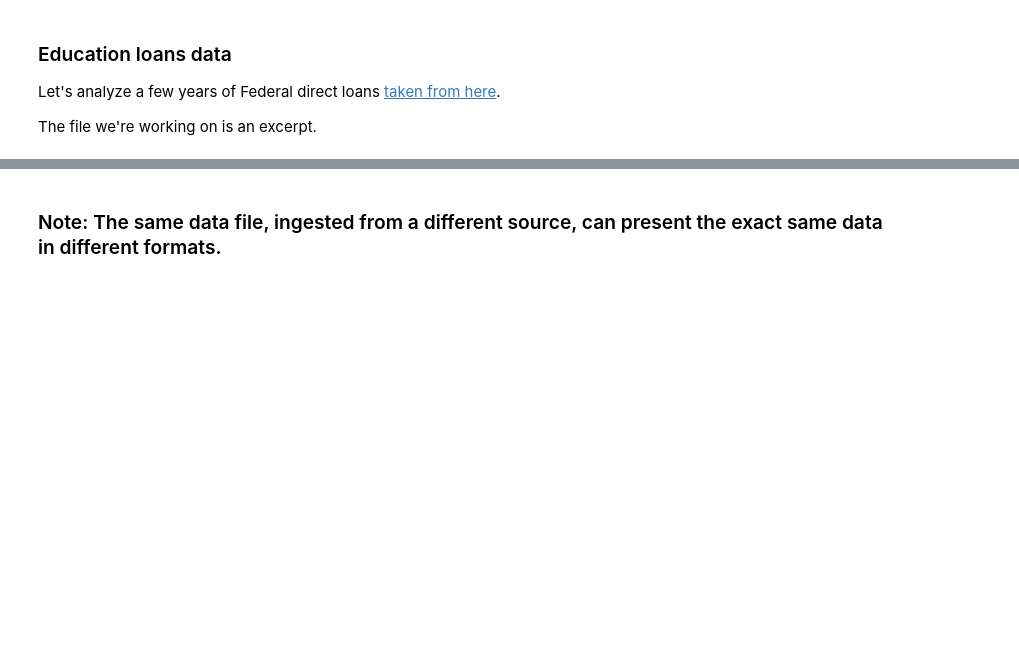
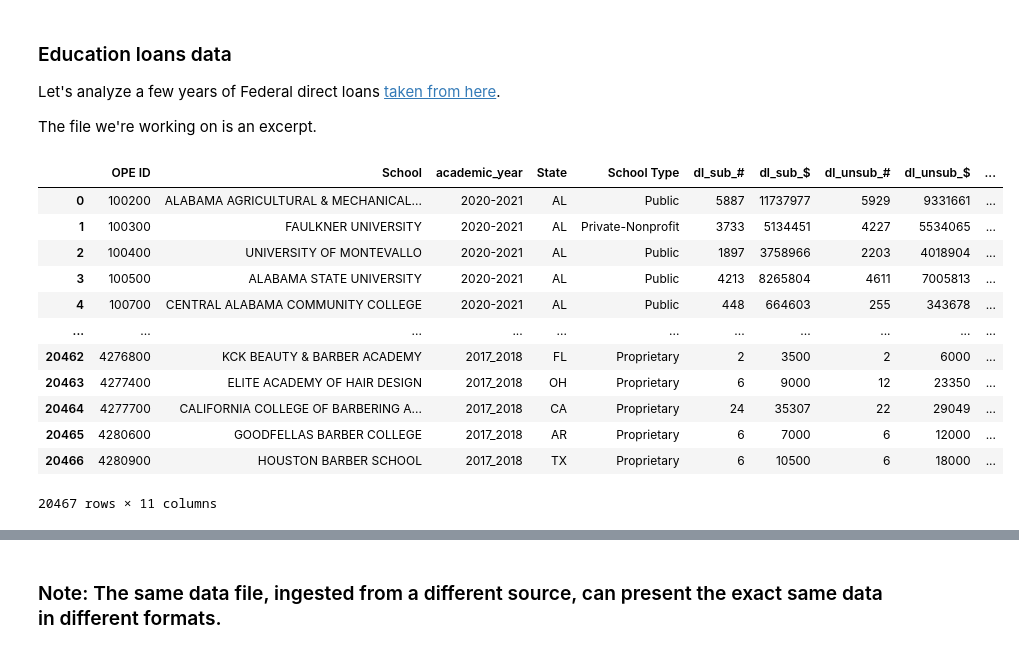
Before and after one commit to gbsmail/2023-data-spring, a Jupyter notebook: demos/wk05-foundational-analsysis-BLANK.ipynb, the cells around one changed output, grey strips where cells are left out. Saved outputs shown, nothing was run; the diff lists cells and outputs as text; code cells hidden in the pictures; blank space fills up the shorter version.

Commit message:
addedwk7hw

```diff
--- a/demos/wk05-foundational-analsysis-BLANK.ipynb
+++ b/demos/wk05-foundational-analsysis-BLANK.ipynb
@@ -20,4 +20,24 @@ files.upload()
+# %%
+# WE ADDED THIS LATER: HOW TO GET THE WHOLE DOCUMENT TO ROUND
+## run the display code here
+pd.options.display.float_format = '{:,.0f}'.format
 # %%
 ## read data
+df = pd.read_csv("student_loans.csv")
+df
+# %% [output]
+|  | OPE ID | School | academic_year | State | School Type | dl_sub_# | dl_sub_$ | dl_unsub_# | dl_unsub_$ | ... |
+| 0 | 100200 | ALABAMA AGRICULTURAL & MECHANICAL... | 2020-2021 | AL | Public | 5887 | 11737977 | 5929 | 9331661 | ... |
+| 1 | 100300 | FAULKNER UNIVERSITY | 2020-2021 | AL | Private-Nonprofit | 3733 | 5134451 | 4227 | 5534065 | ... |
+| 2 | 100400 | UNIVERSITY OF MONTEVALLO | 2020-2021 | AL | Public | 1897 | 3758966 | 2203 | 4018904 | ... |
+| 3 | 100500 | ALABAMA STATE UNIVERSITY | 2020-2021 | AL | Public | 4213 | 8265804 | 4611 | 7005813 | ... |
+| 4 | 100700 | CENTRAL ALABAMA COMMUNITY COLLEGE | 2020-2021 | AL | Public | 448 | 664603 | 255 | 343678 | ... |
+| ... | ... | ... | ... | ... | ... | ... | ... | ... | ... | ... |
+| 20462 | 4276800 | KCK BEAUTY & BARBER ACADEMY | 2017_2018 | FL | Proprietary | 2 | 3500 | 2 | 6000 | ... |
+| 20463 | 4277400 | ELITE ACADEMY OF HAIR DESIGN | 2017_2018 | OH | Proprietary | 6 | 9000 | 12 | 23350 | ... |
+| 20464 | 4277700 | CALIFORNIA COLLEGE OF BARBERING A... | 2017_2018 | CA | Proprietary | 24 | 35307 | 22 | 29049 | ... |
+| 20465 | 4280600 | GOODFELLAS BARBER COLLEGE | 2017_2018 | AR | Proprietary | 6 | 7000 | 6 | 12000 | ... |
+| 20466 | 4280900 | HOUSTON BARBER SCHOOL | 2017_2018 | TX | Proprietary | 6 | 10500 | 6 | 18000 | ... |
+20467 rows × 11 columns
 # %%
 ## get info about data types
```
Also changed, not shown: parts of 37 cells of this notebook, 1 other file.
